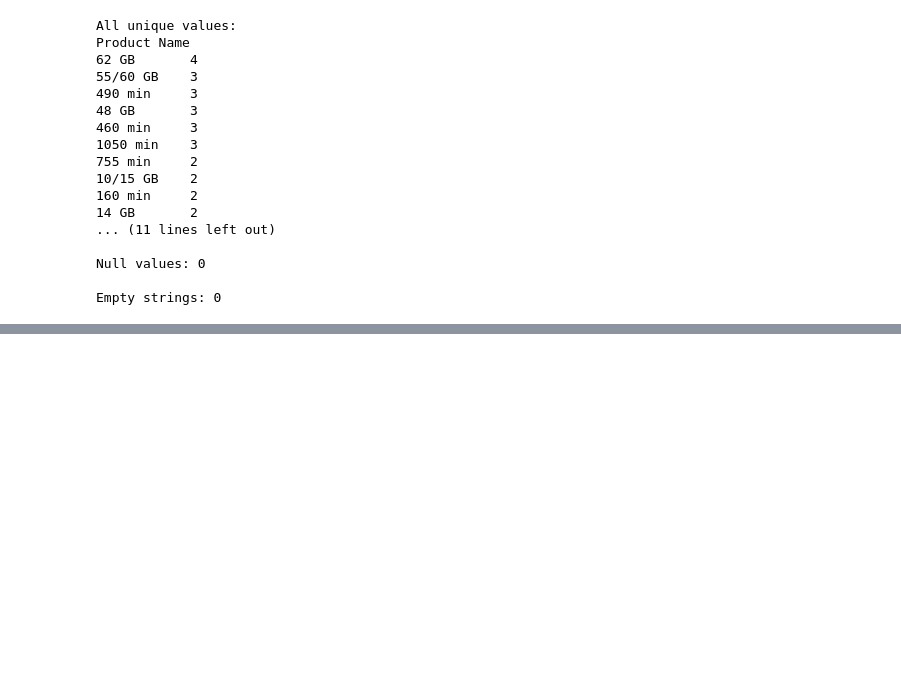
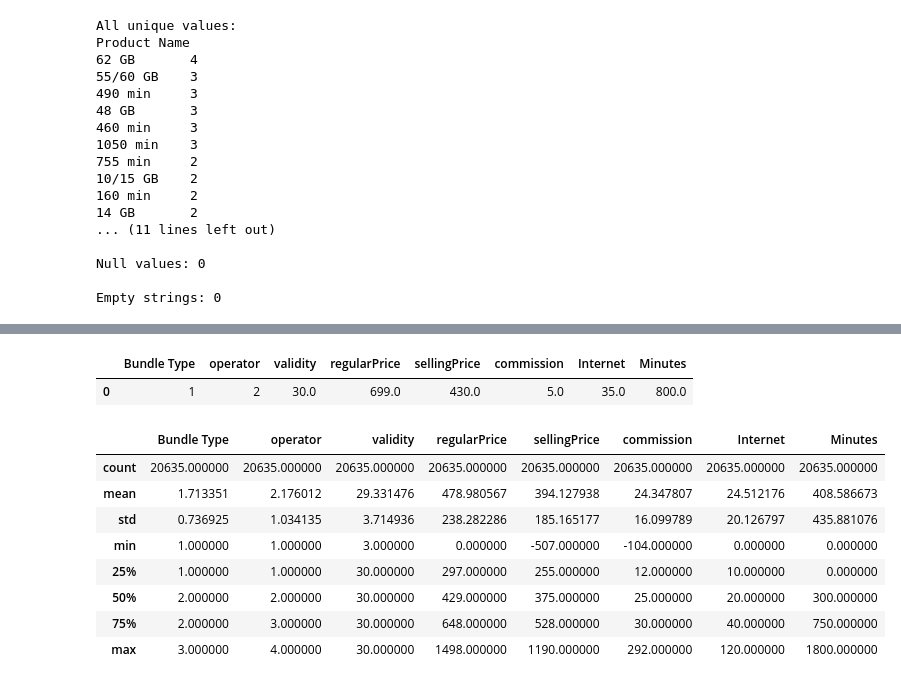
Before and after one commit to mddmustainbillah/telecommunication-project, a Jupyter notebook: notebooks/data_cleaning.ipynb, the cells around one changed output, grey strips where cells are left out. Drawn from its saved outputs; the diff is of its cells as text; code cells hidden in the pictures; blank space fills up the shorter version.

```diff
--- a/notebooks/data_cleaning.ipynb
+++ b/notebooks/data_cleaning.ipynb
@@ -391,0 +407,4 @@ df.head(1)
+# %%
+bundle_type_mapping = {'Internet & Minute': 1, 'Internet': 2, 'Minute': 3}
+df['Bundle Type'] = df['Bundle Type'].map(bundle_type_mapping)
+df.head(1)
@@ -391,0 +414,4 @@ df.head(1)
+# %%
+operator_mapping = {'robi': 1, 'gp': 2, 'airtel': 3, 'bl': 4}
+df['operator'] = df['operator'].map(operator_mapping)
+df.head(1)
@@ -391,0 +421,2 @@ df.head(1)
+# %%
+df['validity'] = df['validity'].astype(float)
@@ -391,0 +442,18 @@ df.head(1)
+# %%
+df.drop(columns=['Product Name'], inplace=True, axis=1)
+df.head(1)
+# %% [output]
+|  | Bundle Type | operator | validity | regularPrice | sellingPrice | commission | Internet | Minutes |
+| 0 | 1 | 2 | 30.0 | 699.0 | 430.0 | 5.0 | 35.0 | 800.0 |
+# %%
+df.describe()
+# %% [output]
+|  | Bundle Type | operator | validity | regularPrice | sellingPrice | commission | Internet | Minutes |
+| count | 20635.000000 | 20635.000000 | 20635.000000 | 20635.000000 | 20635.000000 | 20635.000000 | 20635.000000 | 20635.000000 |
+| mean | 1.713351 | 2.176012 | 29.331476 | 478.980567 | 394.127938 | 24.347807 | 24.512176 | 408.586673 |
+| std | 0.736925 | 1.034135 | 3.714936 | 238.282286 | 185.165177 | 16.099789 | 20.126797 | 435.881076 |
+| min | 1.000000 | 1.000000 | 3.000000 | 0.000000 | -507.000000 | -104.000000 | 0.000000 | 0.000000 |
+| 25% | 1.000000 | 1.000000 | 30.000000 | 297.000000 | 255.000000 | 12.000000 | 10.000000 | 0.000000 |
+| 50% | 2.000000 | 2.000000 | 30.000000 | 429.000000 | 375.000000 | 25.000000 | 20.000000 | 300.000000 |
+| 75% | 2.000000 | 3.000000 | 30.000000 | 648.000000 | 528.000000 | 30.000000 | 40.000000 | 750.000000 |
+| max | 3.000000 | 4.000000 | 30.000000 | 1498.000000 | 1190.000000 | 292.000000 | 120.000000 | 1800.000000 |
```
Also changed, not shown: parts of 18 cells of this notebook, 1 other file.
